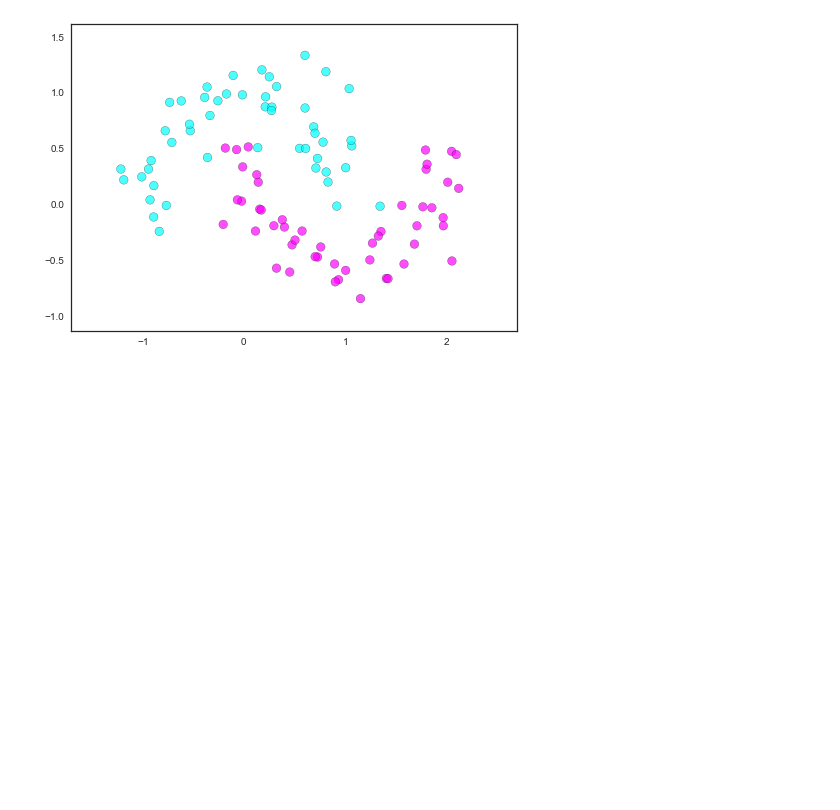
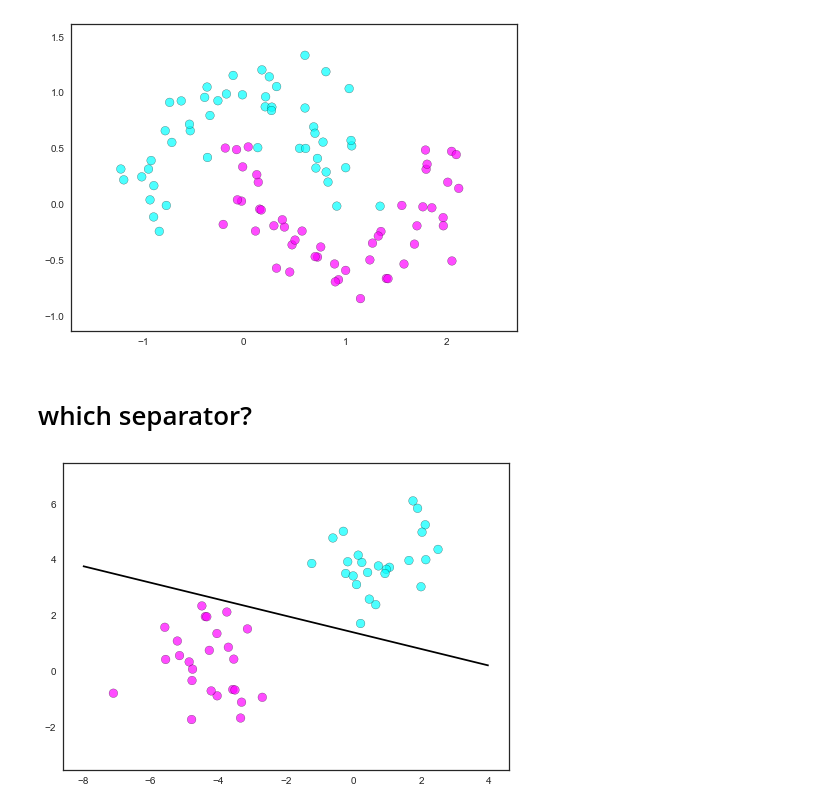
Before and after one commit to icme/cme252-optimization, a Jupyter notebook: lectures/svm/svm.ipynb, the cells around one changed output. Saved outputs shown, nothing was run; the diff lists cells and outputs as text; code cells hidden in the pictures; blank space fills up the shorter version.

Commit message:
which line

```diff
--- a/lectures/svm/svm.ipynb
+++ b/lectures/svm/svm.ipynb
@@ -72,3 +72,24 @@ y = 2*y - 1
 myplot(X, y, a, b, margin=False, line_alpha=0, filename='fig/non_lin_sep.pdf')
 # %% [output]
 [figure]
+# %% [markdown]
+# which separator?
+# %%
+a = Variable(n)
+b = Variable()
+
+#obj = Minimize(norm(a))
+#obj = Minimize(norm(-10*a[0] - 50*a[1]))
+#obj = Minimize(norm(.1*a[0] - 10*a[1]))
+c = np.array([10,-4]); obj = Minimize(norm(a-c))
+
+constr = [mul_elemwise(y, X*a - b) >= 1]
+prob = Problem(obj, constr)
+prob.solve()
+
+a = np.array(a.value).flatten()
+b = b.value
+
+myplot(X, y, a, b, margin=False, line_alpha=1, filename='fig/which1.pdf')
+# %% [output]
+[figure, added]
```
Also changed, not shown: parts of 6 cells of this notebook, 8 other files.
